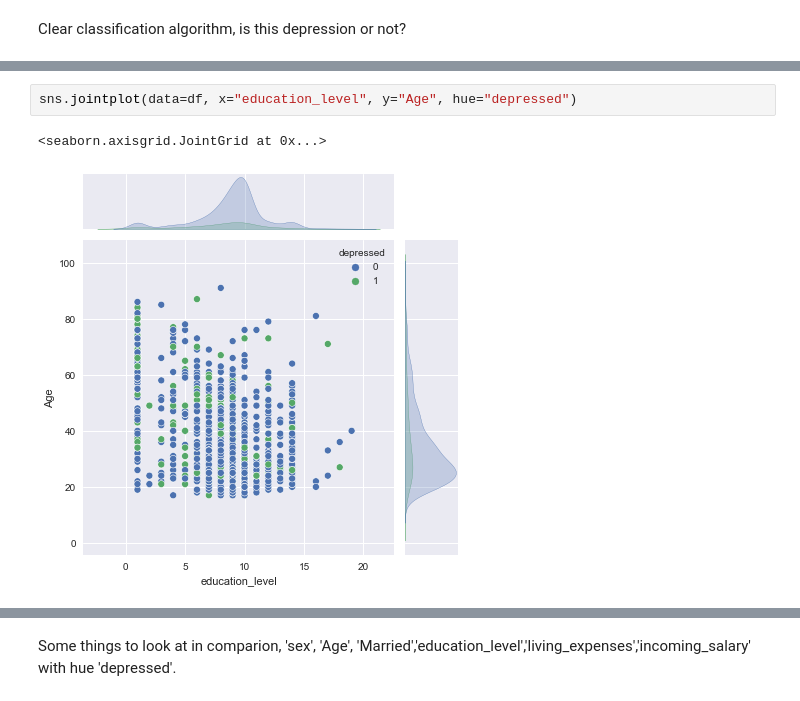
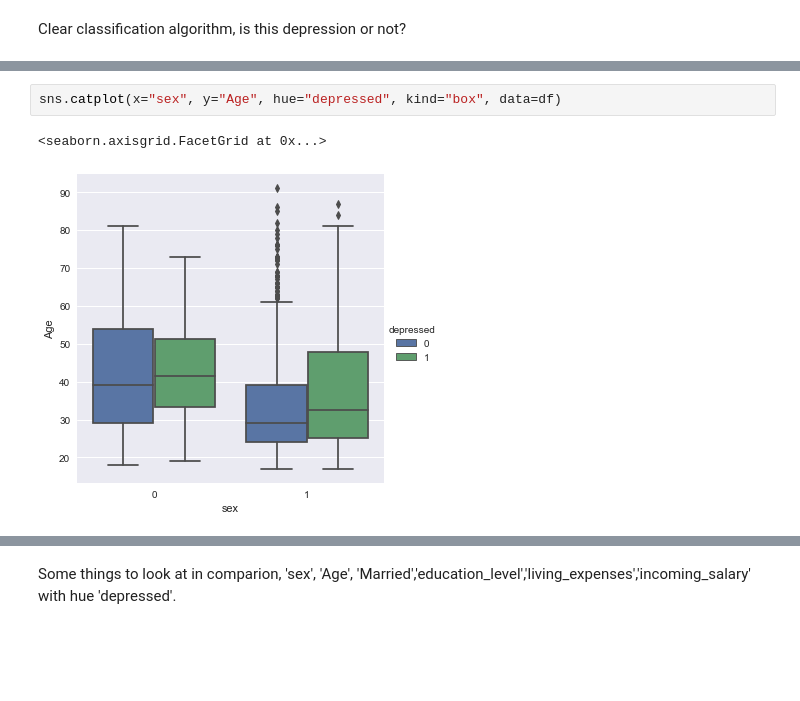
Before and after one commit to AviMegin/AI, a Jupyter notebook: Python/Depression.ipynb, the cells around one changed output, grey strips where cells are left out. Saved outputs shown, nothing was run; the diff lists cells and outputs as text; blank space fills up the shorter version.

```diff
--- a/Python/Depression.ipynb
+++ b/Python/Depression.ipynb
@@ -76,5 +63,5 @@ plt.hist(depression)
-# %%
-sns.jointplot(data=df, x="education_level", y="Age", hue="depressed")
-# %% [output]
-<seaborn.axisgrid.JointGrid at 0x...>
-[figure]
+# %%
+sns.catplot(x="sex", y="Age", hue="depressed", kind="box", data=df)
+# %% [output]
+<seaborn.axisgrid.FacetGrid at 0x...>
+[figure, added]
```
Also changed, not shown: parts of 24 cells of this notebook, 4 other files.
